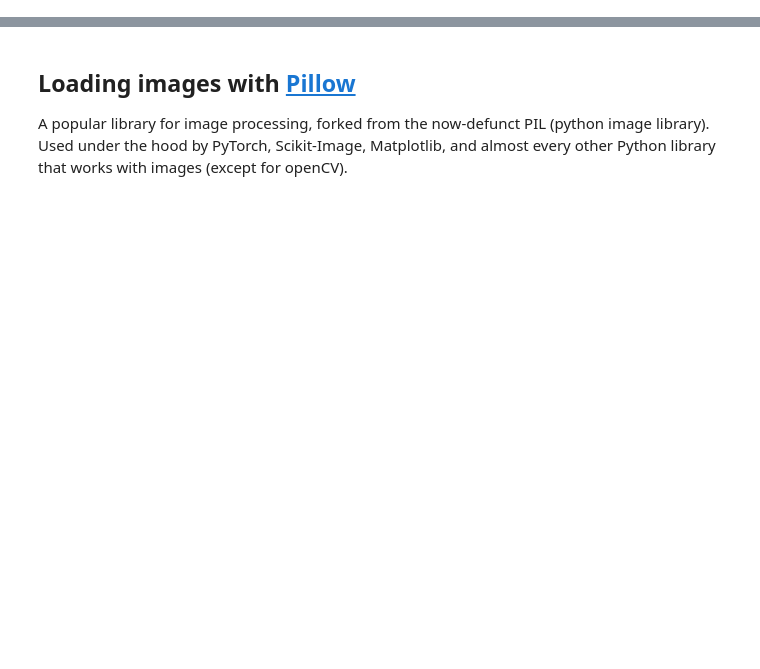
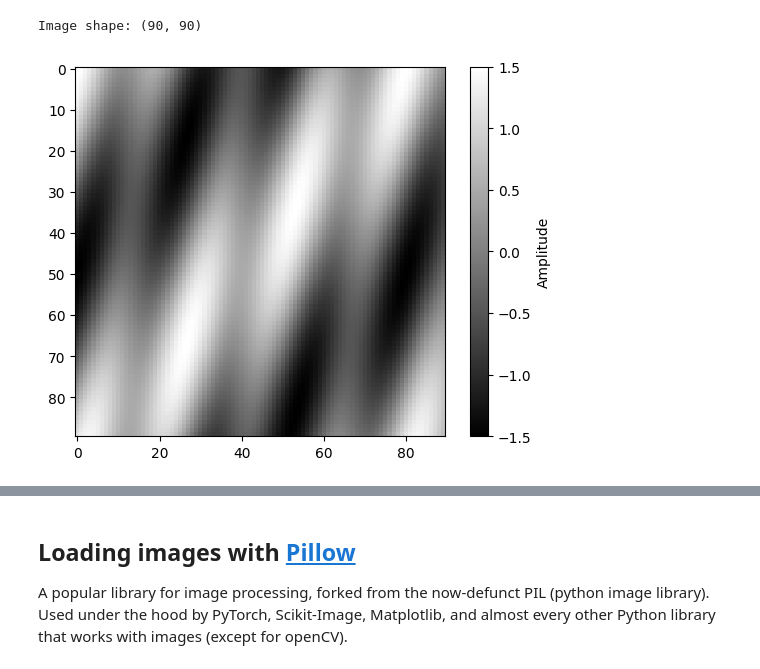
Before and after one commit to mru-data3464/w26, a Jupyter notebook: demo_code/11_images/image_demos.ipynb, the cells around one changed output, grey strips where cells are left out. Saved outputs shown, nothing was run; the diff lists cells and outputs as text; code cells hidden in the pictures; blank space fills up the shorter version.

```diff
--- a/demo_code/11_images/image_demos.ipynb
+++ b/demo_code/11_images/image_demos.ipynb
@@ -5,35 +5,39 @@ import matplotlib.pyplot as plt
 # %%
 # Generate a sample "continuous" signal
 # Two constant frequencies
 f1 = 15 # Hz
 f2 = 60 # Hz
 
 # and amplitudes
 a1 = 1
 a2 = 0.5
 
 # Time interval
 T = 1 / (f2 * 20)
 
 # period is the greatest common denominator of the two frequencies
 P = 1 / np.gcd(int(f1), int(f2))
 
 # Number of samples
-N = int(P / T)
+N = int(P / T) + 10
 
 # this time, define spatial coordinates
 t = np.arange(N) * T
 
 img = np.zeros((N, N))
 for row in range(N):
-    shift = 0
-    # shift = row * 2 * np.pi / N
+    # shift = 0
+    shift = row * 2 * np.pi / (N + 10)
     img[row,:] = a1 * np.cos(f1 * 2*np.pi*t + shift) + a2 *np.cos(f2 * 2*np.pi*t + shift)
 
 # display as an image
-plt.imshow(img)
+# plt.plot(img[0,:])
+plt.imshow(img, cmap="grey")
 plt.colorbar(label="Amplitude")
 print(f"Image shape: {img.shape}")
+# %% [output]
+Image shape: (90, 90)
+[figure, added]
 # %%
 # 2D fft!
 F = fft.fftshift(fft.fft2(img)) * 2 / N**2
```
Also changed, not shown: parts of 7 cells of this notebook.
